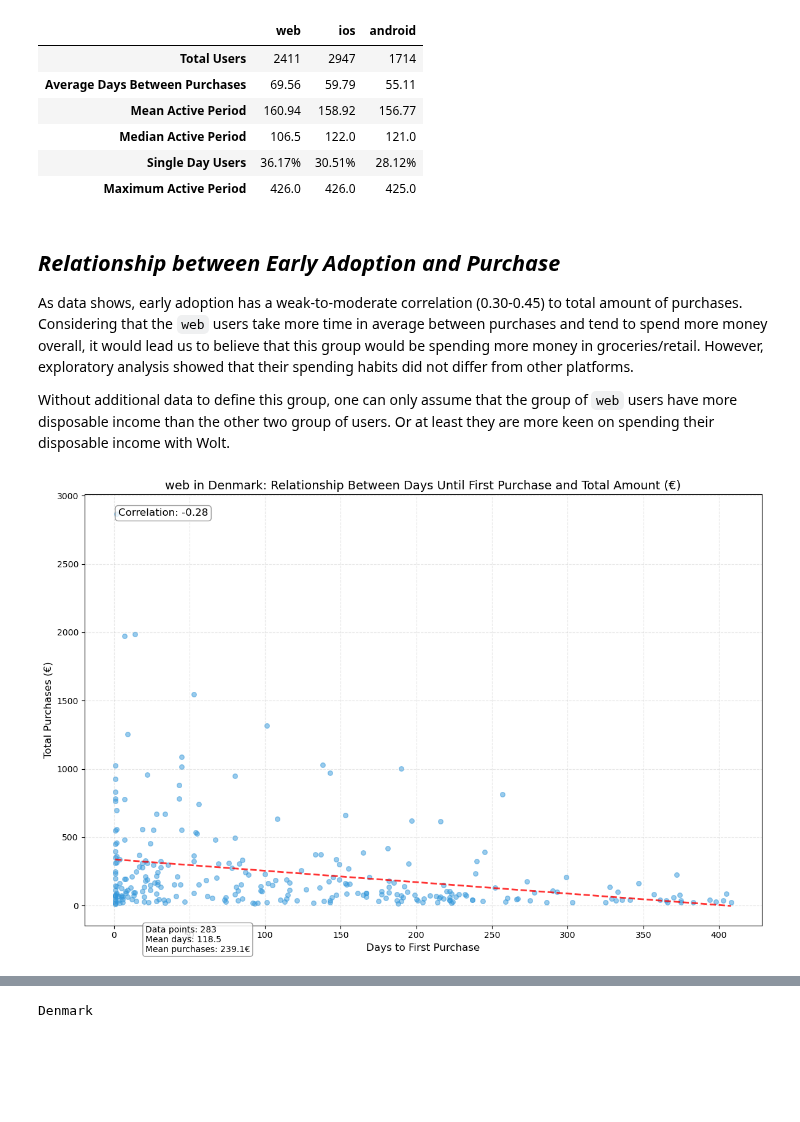
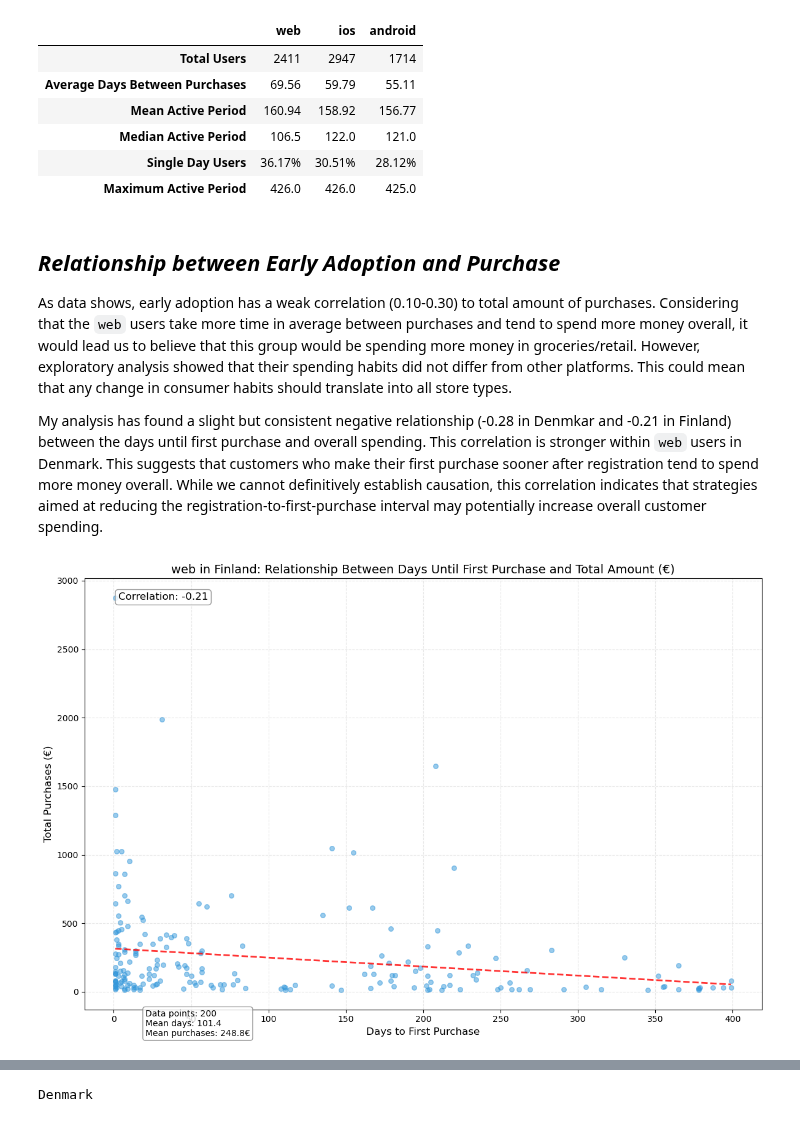
Before and after one commit to FjjDessoyCaraballo/restaurant-data, a Jupyter notebook: task2/notebook.ipynb, the cells around one changed output, grey strips where cells are left out. Drawn from its saved outputs; the diff is of its cells as text; code cells hidden in the pictures; blank space fills up the shorter version.

```diff
--- a/task2/notebook.ipynb
+++ b/task2/notebook.ipynb
@@ -205,30 +203,30 @@ diffBetweenFirstAndLastPurchase(df)
 # %% [markdown]
 ## *Relationship between Early Adoption and Purchase*
 
-As data shows, early adoption has a weak-to-moderate correlation (0.30-0.45) to total amount of purchases. Considering that the `web` users take more time in average between purchases and tend to spend more money overall, it would lead us to believe that this group would be spending more money in groceries/retail. However, exploratory analysis showed that their spending habits did not differ from other platforms.
+As data shows, early adoption has a weak correlation (0.10-0.30) to total amount of purchases. Considering that the `web` users take more time in average between purchases and tend to spend more money overall, it would lead us to believe that this group would be spending more money in groceries/retail. However, exploratory analysis showed that their spending habits did not differ from other platforms. This could mean that any change in consumer habits should translate into all store types.
 
-Without additional data to define this group, one can only assume that the group of `web` users have more disposable income than the other two group of users. Or at least they are more keen on spending their disposable income with Wolt.
+My analysis has found a slight but consistent negative relationship (-0.28 in Denmkar and -0.21 in Finland) between the days until first purchase and overall spending. This correlation is stronger within `web` users in Denmark. This suggests that customers who make their first purchase sooner after registration tend to spend more money overall. While we cannot definitively establish causation, this correlation indicates that strategies aimed at reducing the registration-to-first-purchase interval may potentially increase overall customer spending.
 # %%
 from osSpending import scatterPlotTotalPurchases
 from parsing import parseDf
 
 dataframe = parseDf()
 
 # Change to None to view all countries. Options: DNK, FIN, GRC.
 country = "DNK"
+country = "FIN"
 
 # Change to None to view all platforms. Options: web, android, ios.
 platform = "web"
 
 # If you want to visualize the pattern across OS'
-# add the following second argument strings:
-# android, ios, or web
+# add the following second argument strings:  android, ios, or web
 # e.g. scatterPlotTotalPurchases(dataframe, "ios")
 
 # scatterPlotTotalPurchases(dataframe)
 scatterPlotTotalPurchases(dataframe, platform, country)
 # %% [output]
-[figure, old version]
+[figure, new version]
 # %% [markdown]
 ## *What Is the Relation between ?*
 
```
Also changed, not shown: parts of 10 cells of this notebook, 1 other file.
